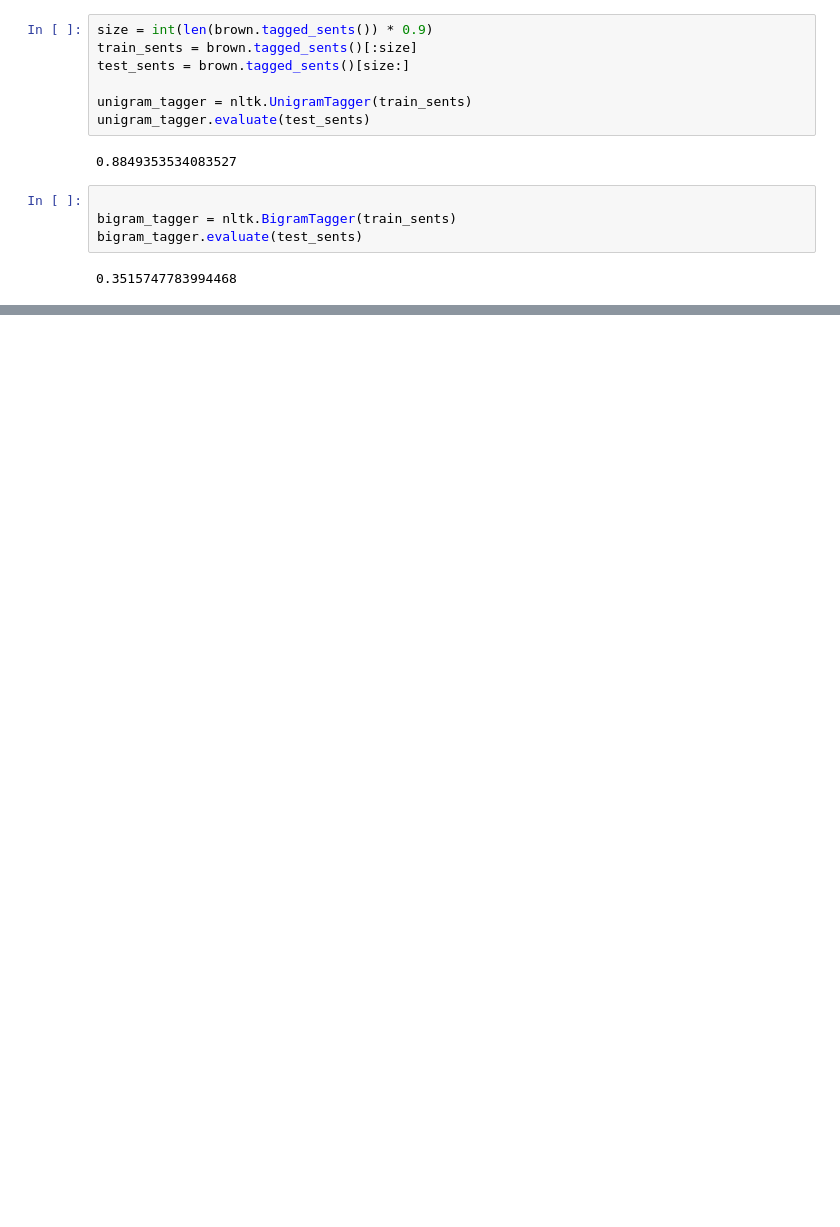
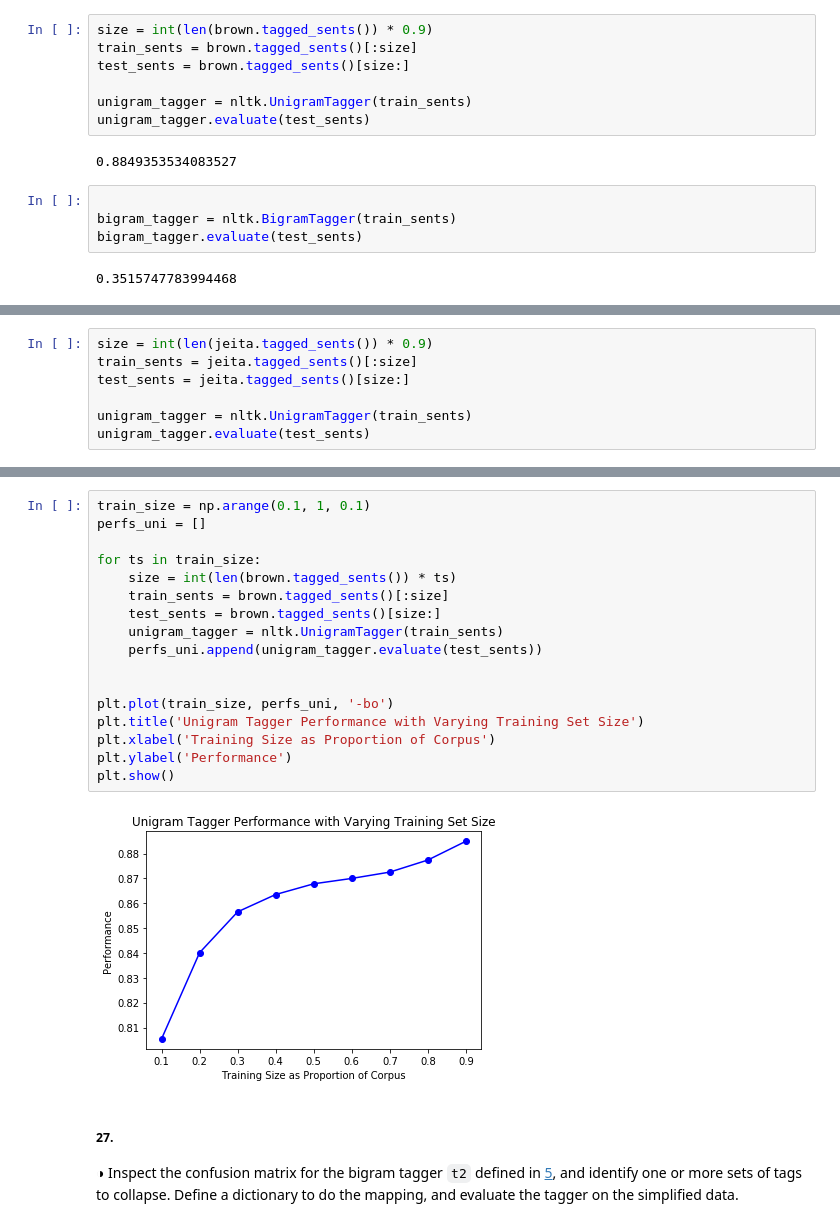
Before and after one commit to STRZGR/Natural-Language-Processing-with-Python-Analyzing-Text-with-the-Natural-Language-Toolkit, a Jupyter notebook: Chapter 05/NLTK Chapter 5 - Exercises.ipynb, the cells around one changed output, grey strips where cells are left out. Saved outputs shown, nothing was run; the diff lists cells and outputs as text; blank space fills up the shorter version.

```diff
--- a/Chapter 05/NLTK Chapter 5 - Exercises.ipynb
+++ b/Chapter 05/NLTK Chapter 5 - Exercises.ipynb
@@ -938,0 +975,7 @@ six_gram_tagger.evaluate(test_sents)
+# %%
+size = int(len(jeita.tagged_sents()) * 0.9)
+train_sents = jeita.tagged_sents()[:size]
+test_sents = jeita.tagged_sents()[size:]
+
+unigram_tagger = nltk.UnigramTagger(train_sents)
+unigram_tagger.evaluate(test_sents)
@@ -938,0 +1014,23 @@ six_gram_tagger.evaluate(test_sents)
+# %%
+train_size = np.arange(0.1, 1, 0.1)
+perfs_uni = []
+
+for ts in train_size:
+    size = int(len(brown.tagged_sents()) * ts)
+    train_sents = brown.tagged_sents()[:size]
+    test_sents = brown.tagged_sents()[size:]
+    unigram_tagger = nltk.UnigramTagger(train_sents)
+    perfs_uni.append(unigram_tagger.evaluate(test_sents))
+
+
+plt.plot(train_size, perfs_uni, '-bo')
+plt.title('Unigram Tagger Performance with Varying Training Set Size')
+plt.xlabel('Training Size as Proportion of Corpus')
+plt.ylabel('Performance')
+plt.show()
+# %% [output]
+[figure, added]
+# %% [markdown]
+##### 27.
+
+◑ Inspect the confusion matrix for the bigram tagger `t2` defined in [5](https://www.nltk.org/book/ch05.html#sec-n-gram-tagging), and identify one or more sets of tags to collapse. Define a dictionary to do the mapping, and evaluate the tagger on the simplified data.
```
Also changed, not shown: parts of 32 cells of this notebook.
